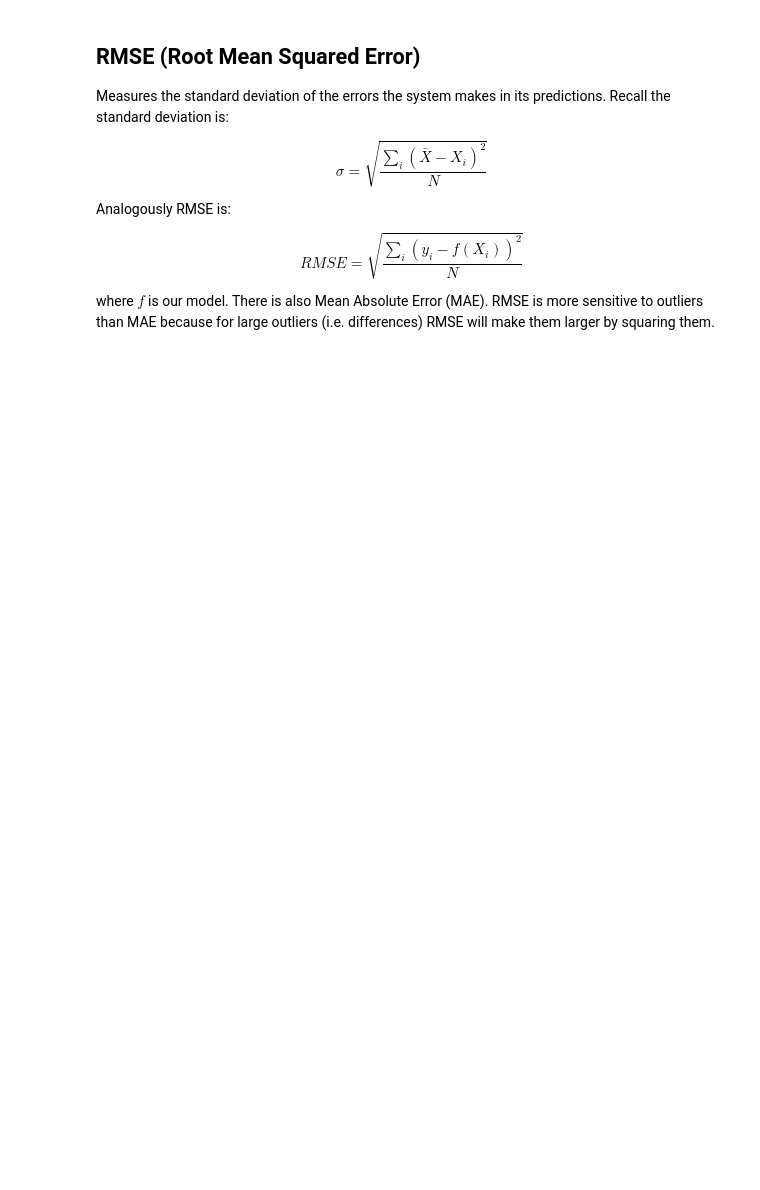
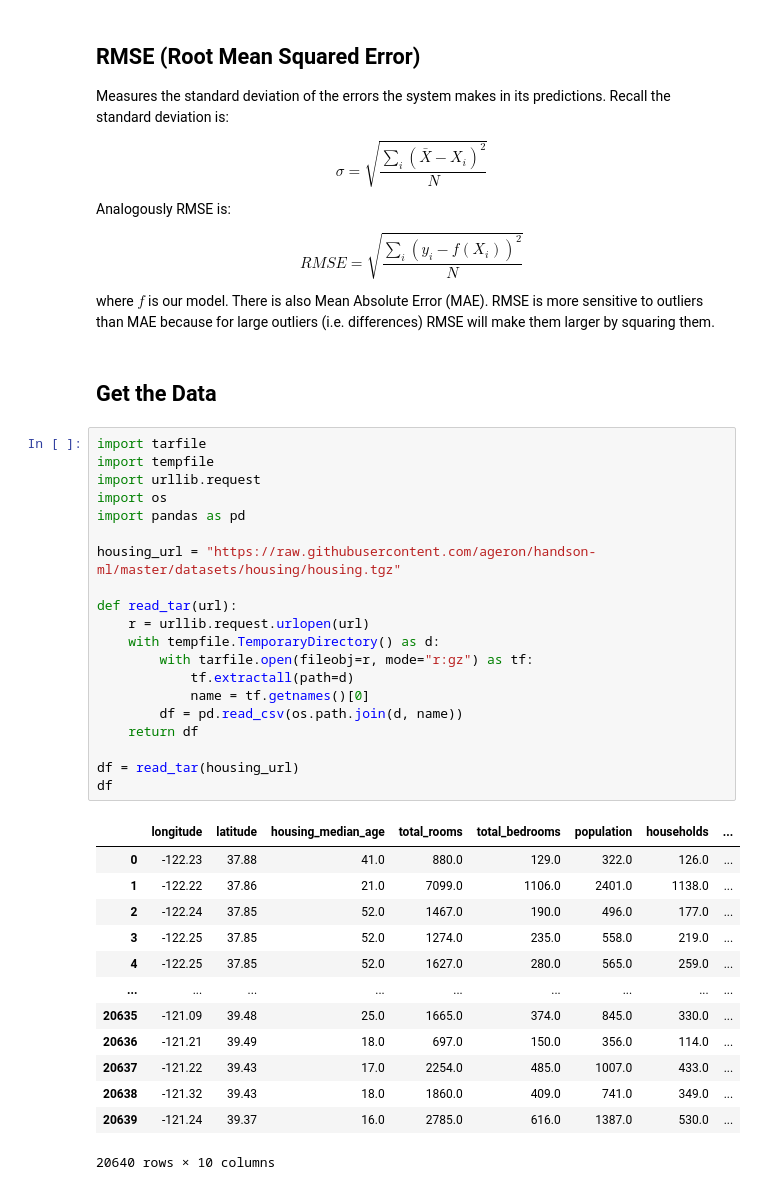
Before and after one commit to rileypeterson/ML, a Jupyter notebook: chapter2/notes.ipynb, the cells around one changed output. Drawn from its saved outputs; the diff is of its cells as text; blank space fills up the shorter version.

```diff
--- a/chapter2/notes.ipynb
+++ b/chapter2/notes.ipynb
@@ -33,3 +42,39 @@ $$ RMSE = \sqrt{\frac{\sum_{i}{(y_i - f(X_i))^2}}{N}} $$
 where $f$ is our model. There is also Mean Absolute Error (MAE). RMSE is more
 sensitive to outliers than MAE because for large outliers (i.e. differences)
 RMSE will make them larger by squaring them.
+# %% [markdown]
+## Get the Data
+# %%
+import tarfile
+import tempfile
+import urllib.request
+import os
+import pandas as pd
+
+housing_url = "https://raw.githubusercontent.com/ageron/handson-ml/master/datasets/housing/housing.tgz"
+
+def read_tar(url):
+    r = urllib.request.urlopen(url)
+    with tempfile.TemporaryDirectory() as d:
+        with tarfile.open(fileobj=r, mode="r:gz") as tf:
+            tf.extractall(path=d)
+            name = tf.getnames()[0]
+        df = pd.read_csv(os.path.join(d, name))
+    return df
+
+df = read_tar(housing_url)
+df
+# %% [output]
+|  | longitude | latitude | housing_median_age | total_rooms | total_bedrooms | population | households | ... |
+| 0 | -122.23 | 37.88 | 41.0 | 880.0 | 129.0 | 322.0 | 126.0 | ... |
+| 1 | -122.22 | 37.86 | 21.0 | 7099.0 | 1106.0 | 2401.0 | 1138.0 | ... |
+| 2 | -122.24 | 37.85 | 52.0 | 1467.0 | 190.0 | 496.0 | 177.0 | ... |
+| 3 | -122.25 | 37.85 | 52.0 | 1274.0 | 235.0 | 558.0 | 219.0 | ... |
+| 4 | -122.25 | 37.85 | 52.0 | 1627.0 | 280.0 | 565.0 | 259.0 | ... |
+| ... | ... | ... | ... | ... | ... | ... | ... | ... |
+| 20635 | -121.09 | 39.48 | 25.0 | 1665.0 | 374.0 | 845.0 | 330.0 | ... |
+| 20636 | -121.21 | 39.49 | 18.0 | 697.0 | 150.0 | 356.0 | 114.0 | ... |
+| 20637 | -121.22 | 39.43 | 17.0 | 2254.0 | 485.0 | 1007.0 | 433.0 | ... |
+| 20638 | -121.32 | 39.43 | 18.0 | 1860.0 | 409.0 | 741.0 | 349.0 | ... |
+| 20639 | -121.24 | 39.37 | 16.0 | 2785.0 | 616.0 | 1387.0 | 530.0 | ... |
+20640 rows × 10 columns
```
Also changed, not shown: parts of 4 cells of this notebook, 1 other file.
